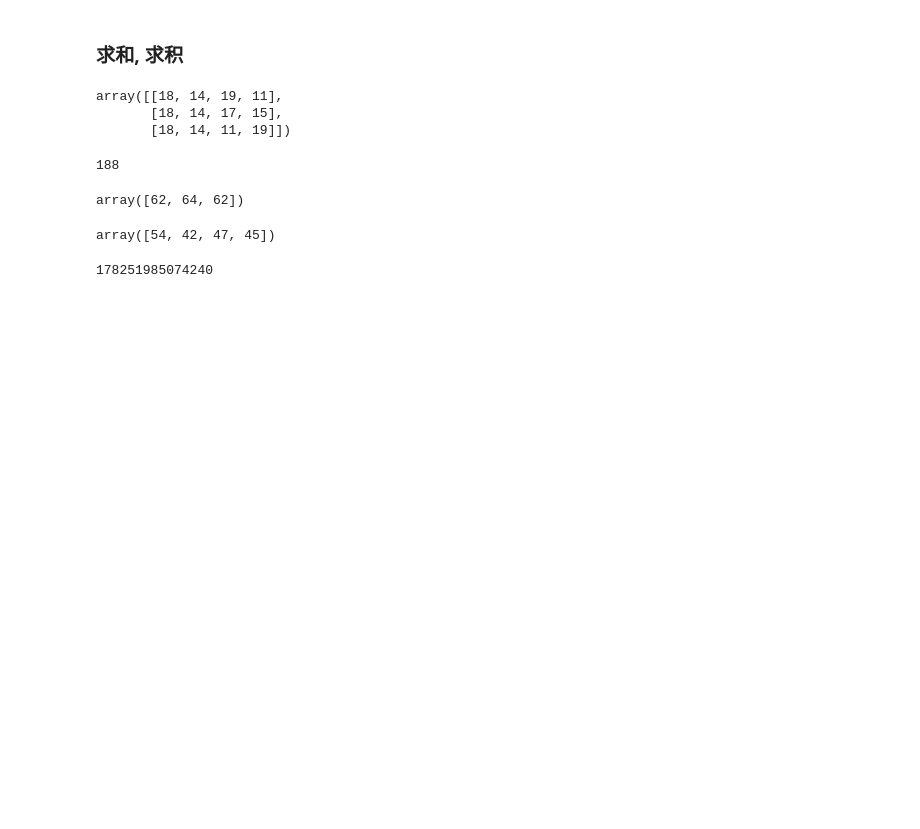
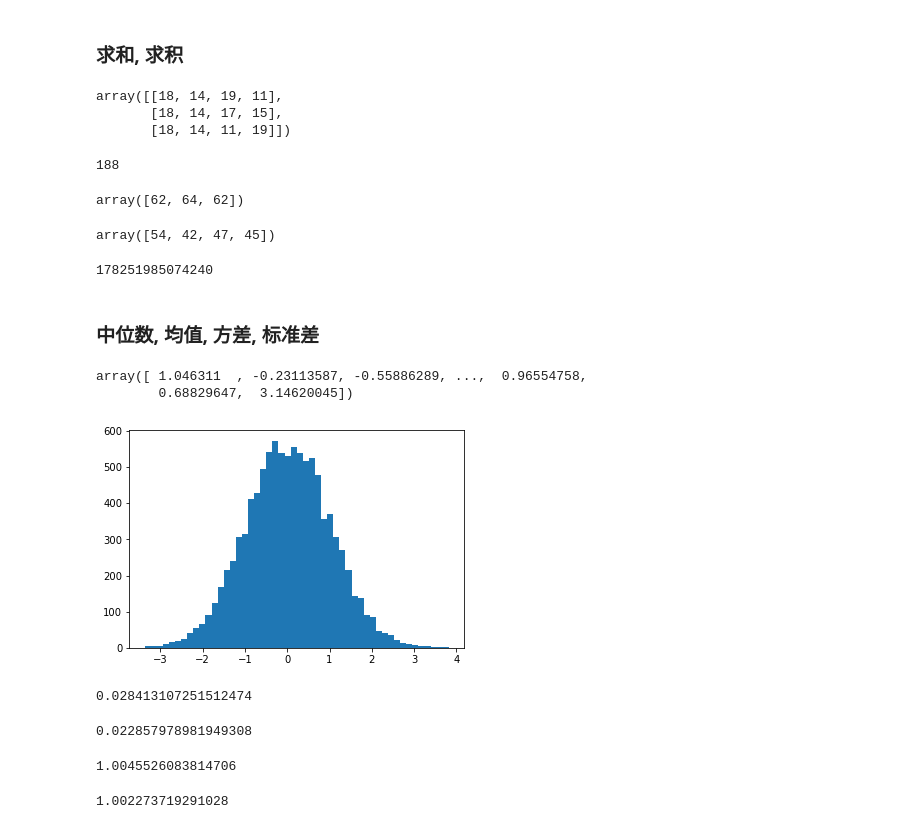
Before and after one commit to hotdog5225/learning, a Jupyter notebook: ml/numpy/numpy_basic.ipynb, the cells around one changed output. Drawn from its saved outputs; the diff is of its cells as text; code cells hidden in the pictures; blank space fills up the shorter version.

```diff
--- a/ml/numpy/numpy_basic.ipynb
+++ b/ml/numpy/numpy_basic.ipynb
@@ -853,3 +849,36 @@ array([54, 42, 47, 45])
 np.prod(x)
 # %% [output]
 178251985074240
+# %% [markdown]
+### 中位数, 均值, 方差, 标准差
+# %%
+x = np.random.normal(0, 1, size=10000)
+x
+# %% [output]
+array([ 1.046311  , -0.23113587, -0.55886289, ...,  0.96554758,
+        0.68829647,  3.14620045])
+# %%
+plt.hist(x, bins=50)
+plt.show()
+# %% [output]
+[figure, added]
+# %%
+# 中位数
+np.median(x)
+# %% [output]
+0.028413107251512474
+# %%
+# 均值
+np.mean(x)
+# %% [output]
+0.022857978981949308
+# %%
+# 方差
+np.var(x)
+# %% [output]
+1.0045526083814706
+# %%
+# 标准差
+np.std(x)
+# %% [output]
+1.002273719291028
```
Also changed, not shown: parts of 54 cells of this notebook, 1 other file.
